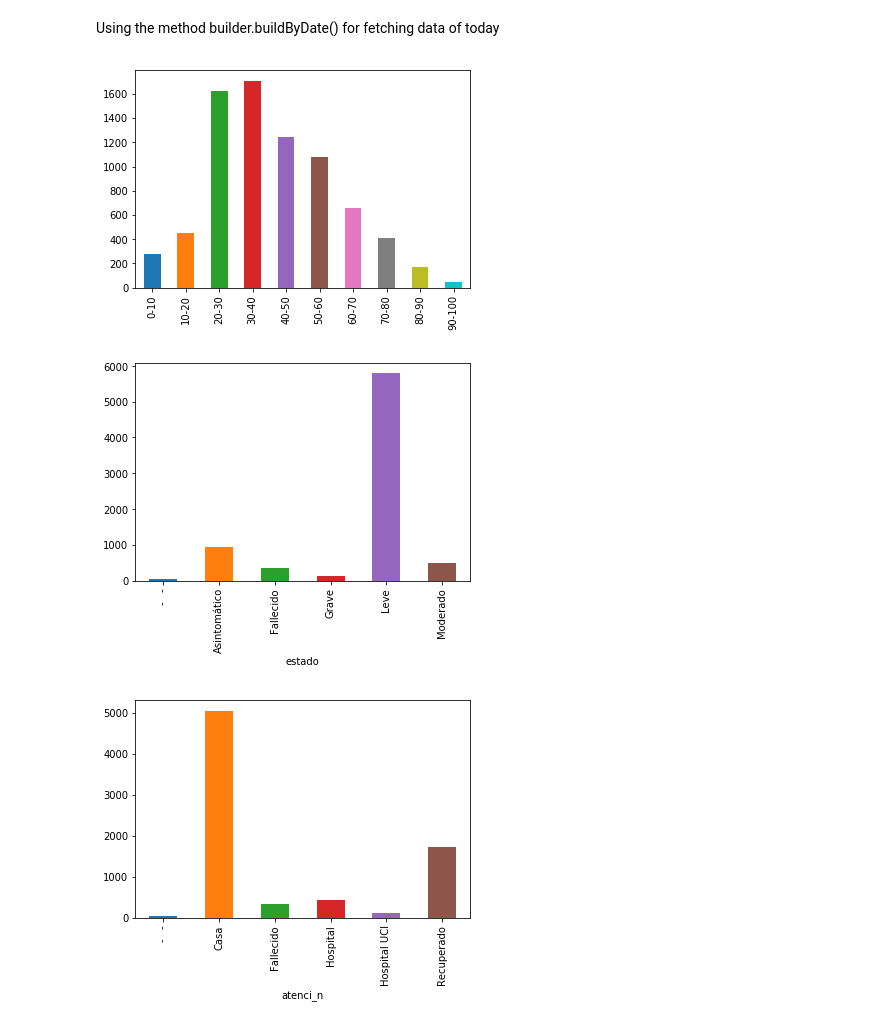
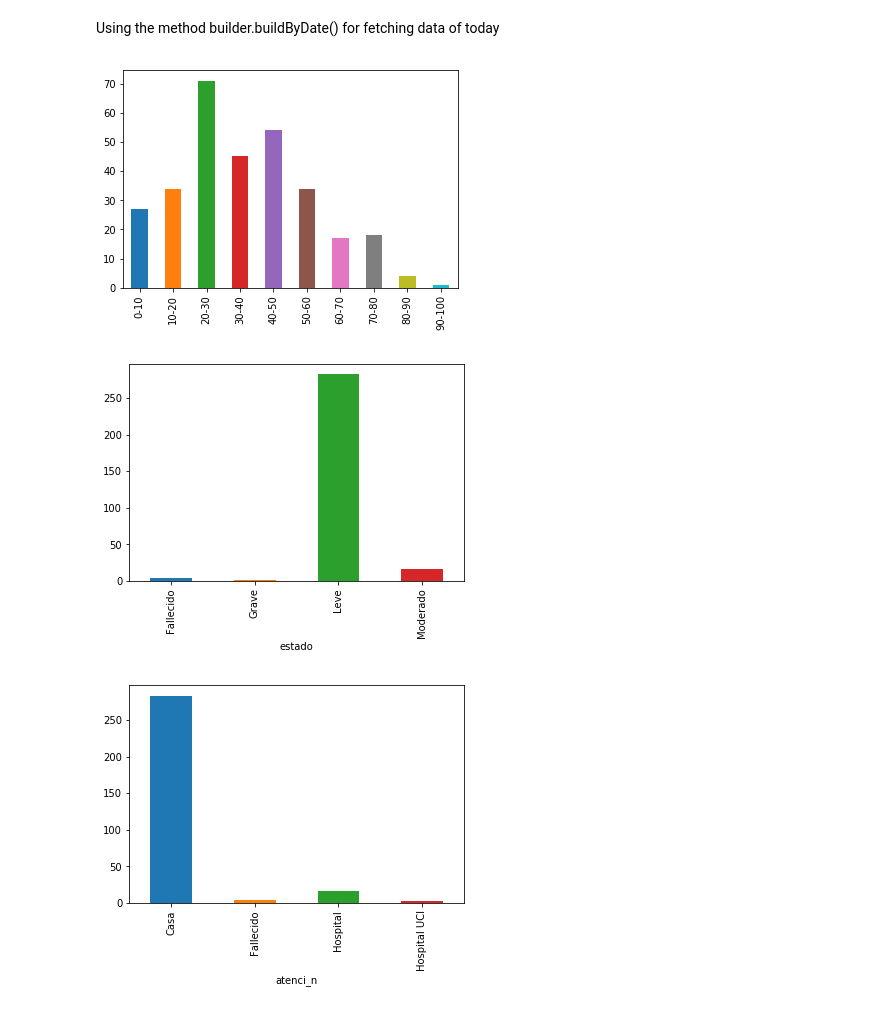
Before and after one commit to mlamprea/covid19, a Jupyter notebook: Covid19Colombia.ipynb, the cells around one changed output. Drawn from its saved outputs; the diff is of its cells as text; code cells hidden in the pictures.

```diff
--- a/Covid19Colombia.ipynb
+++ b/Covid19Colombia.ipynb
@@ -66,15 +66,15 @@ Using the method builder.buildByDate() for fetching data of today
 # %%
 covid19_today  = builder.buildByDate()
 # %%
-covid19.plotAge()
+covid19_today.plotAge()
 # %% [output]
-[figure, old version]
+[figure, new version]
 # %%
-covid19.plotStatus()
+covid19_today.plotStatus()
 # %% [output]
-[figure, old version]
+[figure, new version]
 # %%
-covid19.plotAttention()
+covid19_today.plotAttention()
 # %% [output]
-[figure, old version]
+[figure, new version]
 # %%
```
Also changed, not shown: parts of 11 cells of this notebook.
